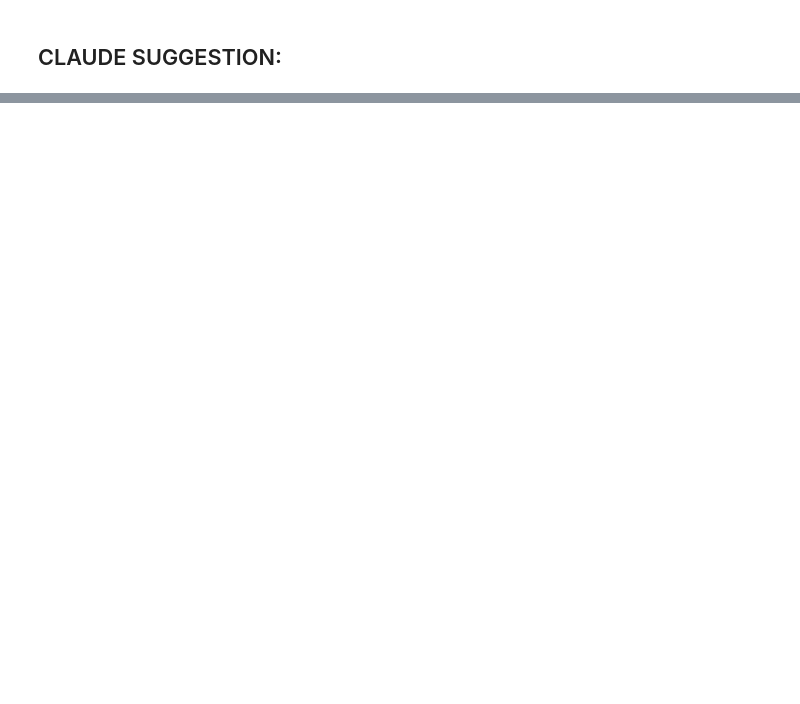
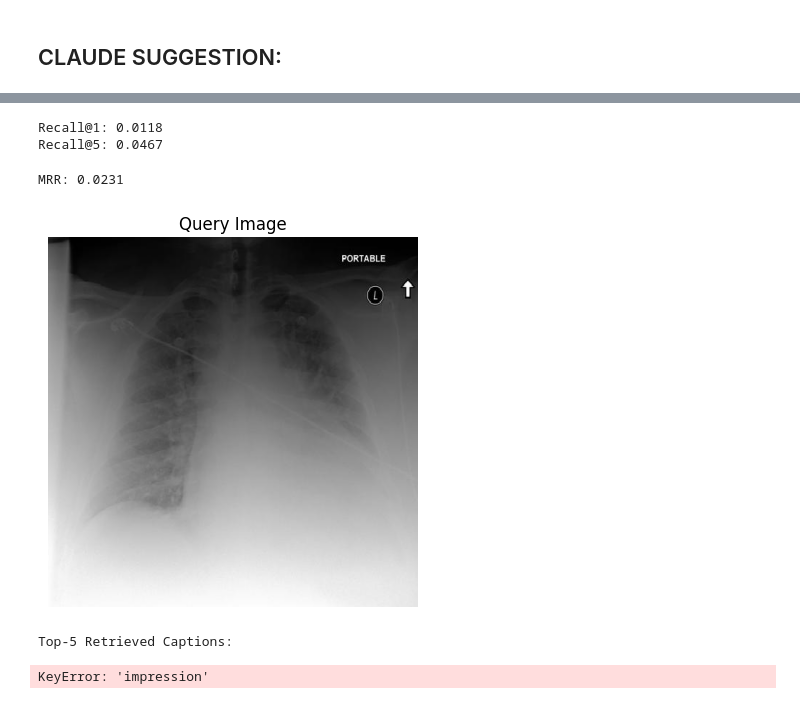
Before and after one commit to Raihan2511/MedXpert, a Jupyter notebook: notebooks/02_clip_fine_tuning.ipynb, the cells around one changed output, grey strips where cells are left out. Drawn from its saved outputs; the diff is of its cells as text; code cells hidden in the pictures; blank space fills up the shorter version.

Commit message:
CLIP fine tuning

```diff
--- a/notebooks/02_clip_fine_tuning.ipynb
+++ b/notebooks/02_clip_fine_tuning.ipynb
@@ -77,5 +205,9 @@ train_loader = DataLoader(train_ds, batch_size=16, shuffle=True, collate_fn=coll
 # Validation DataLoader
 val_dataset = CLIPDataset(val_dataset)
 val_loader = DataLoader(val_dataset, batch_size=16, shuffle=False, collate_fn=collate_fn)
+# Test DataLoader
+test_dataset = CLIPDataset(test_dataset)
+test_loader = DataLoader(test_dataset, batch_size=16, shuffle=False, collate_fn=collate_fn)
+# Training loop
 # Optimizer
 optimizer = AdamW(model.parameters(), lr=5e-6)
@@ -227,0 +660,14 @@ NameError: name 'train_losses' is not defined
+# %%
+# Same dataset used for retrieval
+retrieval_dataset = test_dataset
+
+def image_collate_fn(batch):
+    images = [item["image"] for item in batch]
+    return processor(images=images, return_tensors="pt", padding=True)
+
+def text_collate_fn(batch):
+    texts = [item["text"] for item in batch]
+    return processor(text=texts, return_tensors="pt", padding=True, truncation=True)
+
+image_loader = DataLoader(retrieval_dataset, batch_size=32, shuffle=False, collate_fn=image_collate_fn)
+text_loader = DataLoader(retrieval_dataset, batch_size=32, shuffle=False, collate_fn=text_collate_fn)
@@ -227,0 +704,7 @@ NameError: name 'train_losses' is not defined
+# %%
+# Load your best model
+model.load_state_dict(torch.load("best_clip_model.pt"))
+model.eval().cuda()
+
+# Compute retrieval
+topk_i2t, topk_t2i = get_top_k_retrieval(model, image_loader, text_loader, k=5)
@@ -227,0 +718,44 @@ NameError: name 'train_losses' is not defined
+# %%
+recall_at_1 = compute_recall_at_k(topk_i2t.indices, 1)
+recall_at_5 = compute_recall_at_k(topk_i2t.indices, 5)
+print(f"Recall@1: {recall_at_1:.4f}")
+print(f"Recall@5: {recall_at_5:.4f}")
+# %% [output]
+Recall@1: 0.0118
+Recall@5: 0.0467
+# %%
+def compute_mrr(topk_indices):
+    mrr = 0.0
+    for i in range(len(topk_indices)):
+        ranks = topk_indices[i].tolist()
+        if i in ranks:
+            rank = ranks.index(i) + 1
+            mrr += 1.0 / rank
+    return mrr / len(topk_indices)
+
+mrr_score = compute_mrr(topk_i2t.indices)
+print(f"MRR: {mrr_score:.4f}")
+# %% [output]
+MRR: 0.0231
+# %%
+from PIL import Image
+import matplotlib.pyplot as plt
+
+def visualize_image_to_text(idx, hf_dataset, topk_indices):
+    image = hf_dataset[idx]["image"]
+    top_text_indices = topk_indices[idx].cpu().tolist()
+
+    plt.imshow(image)
+    plt.axis('off')
+    plt.title("Query Image")
+    plt.show()
+
+    print("Top-5 Retrieved Captions:")
+    for rank, text_idx in enumerate(top_text_indices):
+        print(f"{rank+1}: {hf_dataset[text_idx]['impression']}")
+# %%
+visualize_image_to_text(0, test_dataset, topk_i2t.indices)
+# %% [output]
+[figure, added]
+Top-5 Retrieved Captions:
+KeyError: 'impression'
```
Also changed, not shown: parts of 31 cells of this notebook.
